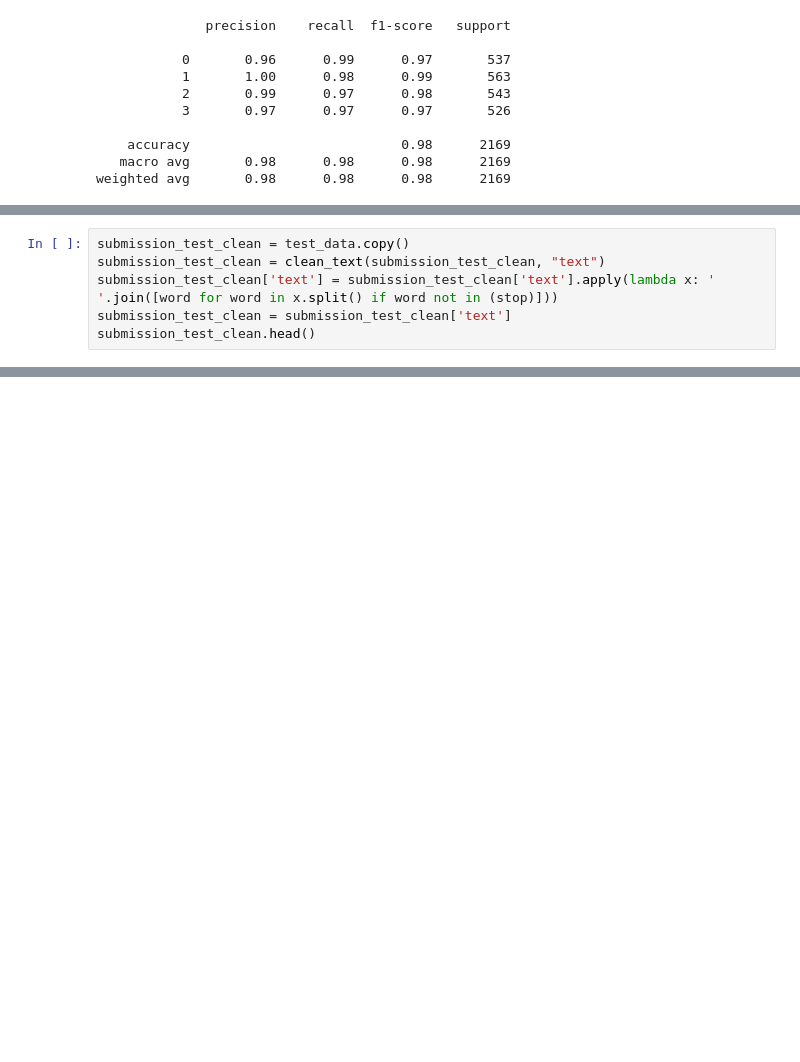
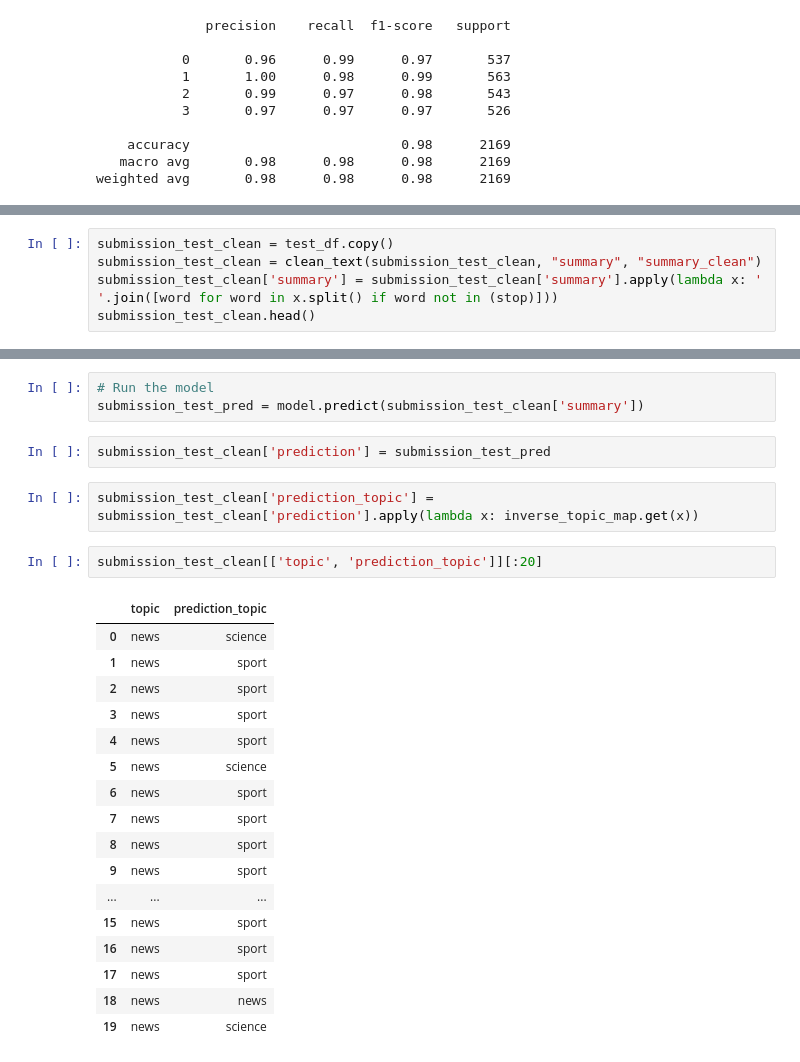
Before and after one commit to trburnet/Content_Agg, a Jupyter notebook: advanced_agg_nb.ipynb, the cells around one changed output, grey strips where cells are left out. Cells and saved outputs as stored; diff of their text form; blank space fills up the shorter version.

Commit message:
did some new data testing. results not great

```diff
--- a/advanced_agg_nb.ipynb
+++ b/advanced_agg_nb.ipynb
@@ -297,6 +313,5 @@ weighted avg       0.98      0.98      0.98      2169
 # %%
-submission_test_clean = test_data.copy()
-submission_test_clean = clean_text(submission_test_clean, "text")
-submission_test_clean['text'] = submission_test_clean['text'].apply(lambda x: ' '.join([word for word in x.split() if word not in (stop)]))
-submission_test_clean = submission_test_clean['text']
+submission_test_clean = test_df.copy()
+submission_test_clean = clean_text(submission_test_clean, "summary", "summary_clean")
+submission_test_clean['summary'] = submission_test_clean['summary'].apply(lambda x: ' '.join([word for word in x.split() if word not in (stop)]))
 submission_test_clean.head()
@@ -302,0 +325,27 @@ submission_test_clean.head()
+# %%
+# Run the model
+submission_test_pred = model.predict(submission_test_clean['summary'])
+# %%
+submission_test_clean['prediction'] = submission_test_pred
+# %%
+submission_test_clean['prediction_topic'] = submission_test_clean['prediction'].apply(lambda x: inverse_topic_map.get(x))
+# %%
+submission_test_clean[['topic', 'prediction_topic']][:20]
+# %% [output]
+|  | topic | prediction_topic |
+| 0 | news | science |
+| 1 | news | sport |
+| 2 | news | sport |
+| 3 | news | sport |
+| 4 | news | sport |
+| 5 | news | science |
+| 6 | news | sport |
+| 7 | news | sport |
+| 8 | news | sport |
+| 9 | news | sport |
+| ... | ... | ... |
+| 15 | news | sport |
+| 16 | news | sport |
+| 17 | news | sport |
+| 18 | news | news |
+| 19 | news | science |
```
Also changed, not shown: parts of 4 cells of this notebook.
